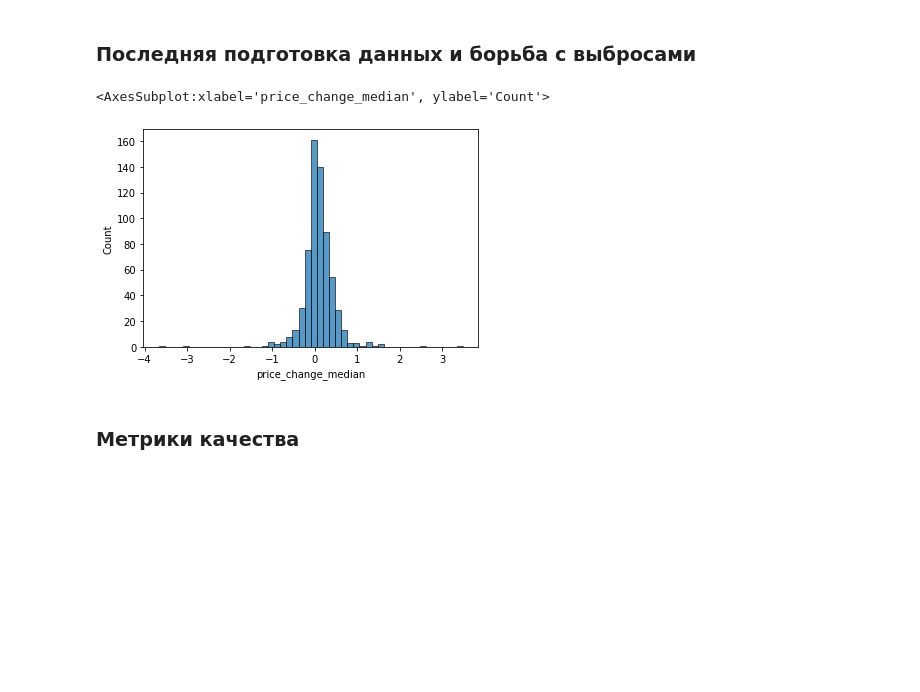
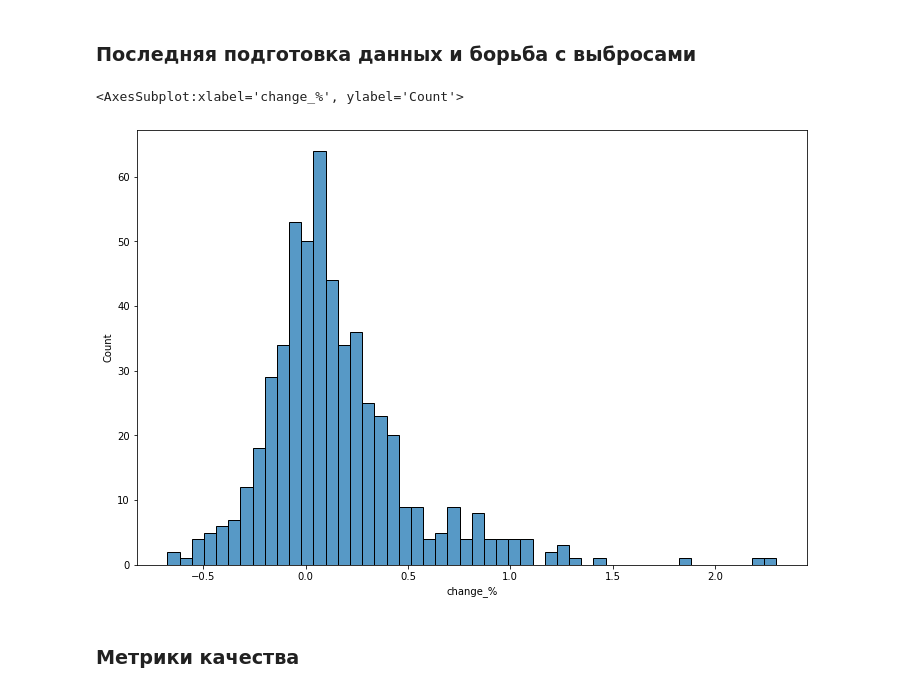
Before and after one commit to Kirill-Shokhin/Coursera-ML, a Jupyter notebook: Прогнозирование цен акций.ipynb, the cells around one changed output. Drawn from its saved outputs; the diff is of its cells as text; code cells hidden in the pictures; blank space fills up the shorter version.

```diff
--- a/Прогнозирование цен акций.ipynb
+++ b/Прогнозирование цен акций.ipynb
@@ -373,10 +374,10 @@ def X_with_y(X, kind='MOEX'):
 # %% [markdown]
 ### Последняя подготовка данных и борьба с выбросами
 # %%
-X_y = pd.read_csv('X_y', index_col=['ticker', 'year'])
+X_y = pd.read_csv('X_y.csv', index_col=['ticker', 'year'])
 # %%
-sns.histplot(X_y['price_change_median'], bins=50)
+sns.histplot(X_y['change_%'], bins=50)
 # %% [output]
-<AxesSubplot:xlabel='price_change_median', ylabel='Count'>
+<AxesSubplot:xlabel='change_%', ylabel='Count'>
-[figure, old version]
+[figure, new version]
 # %%
```
Also changed, not shown: parts of 72 cells of this notebook.
